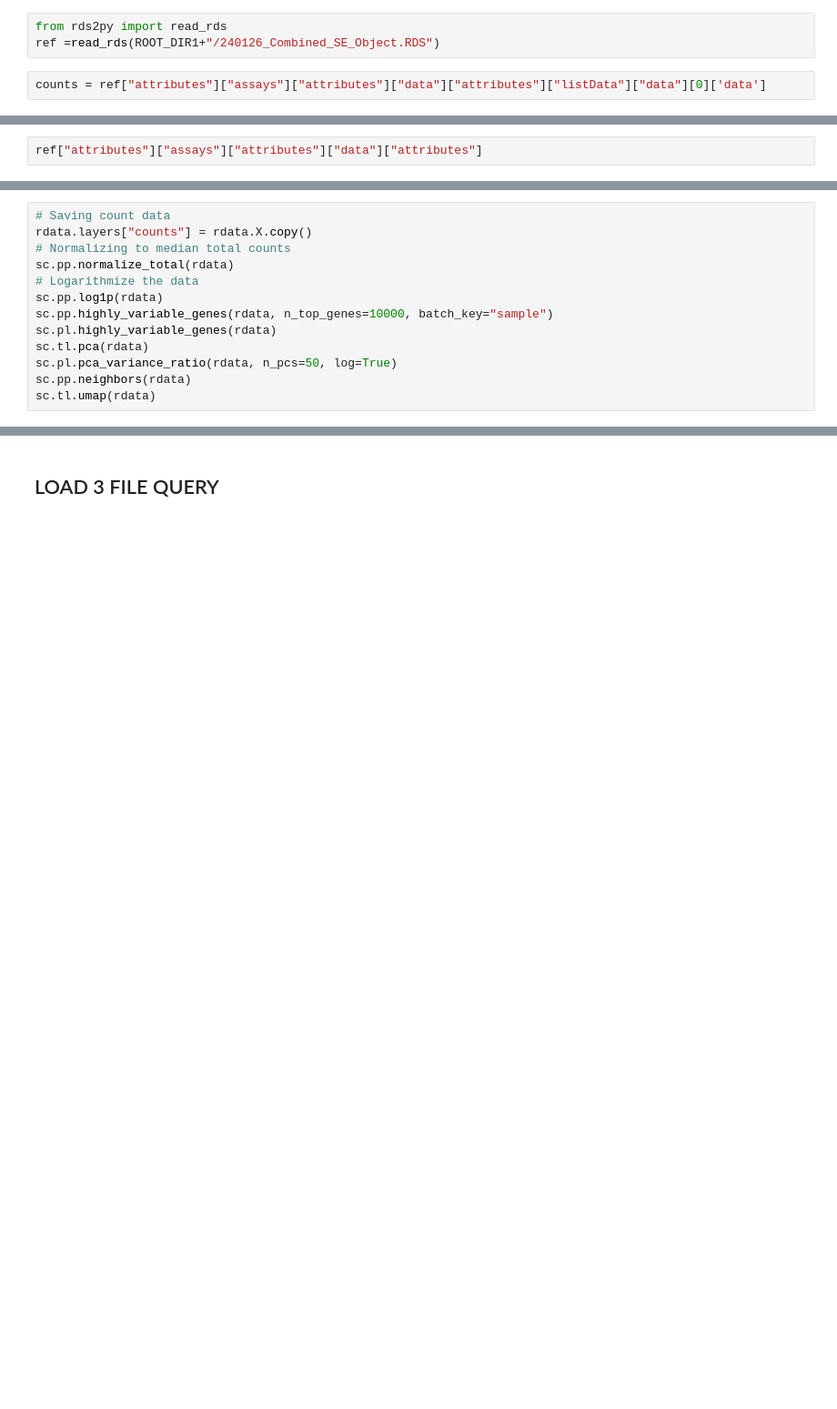
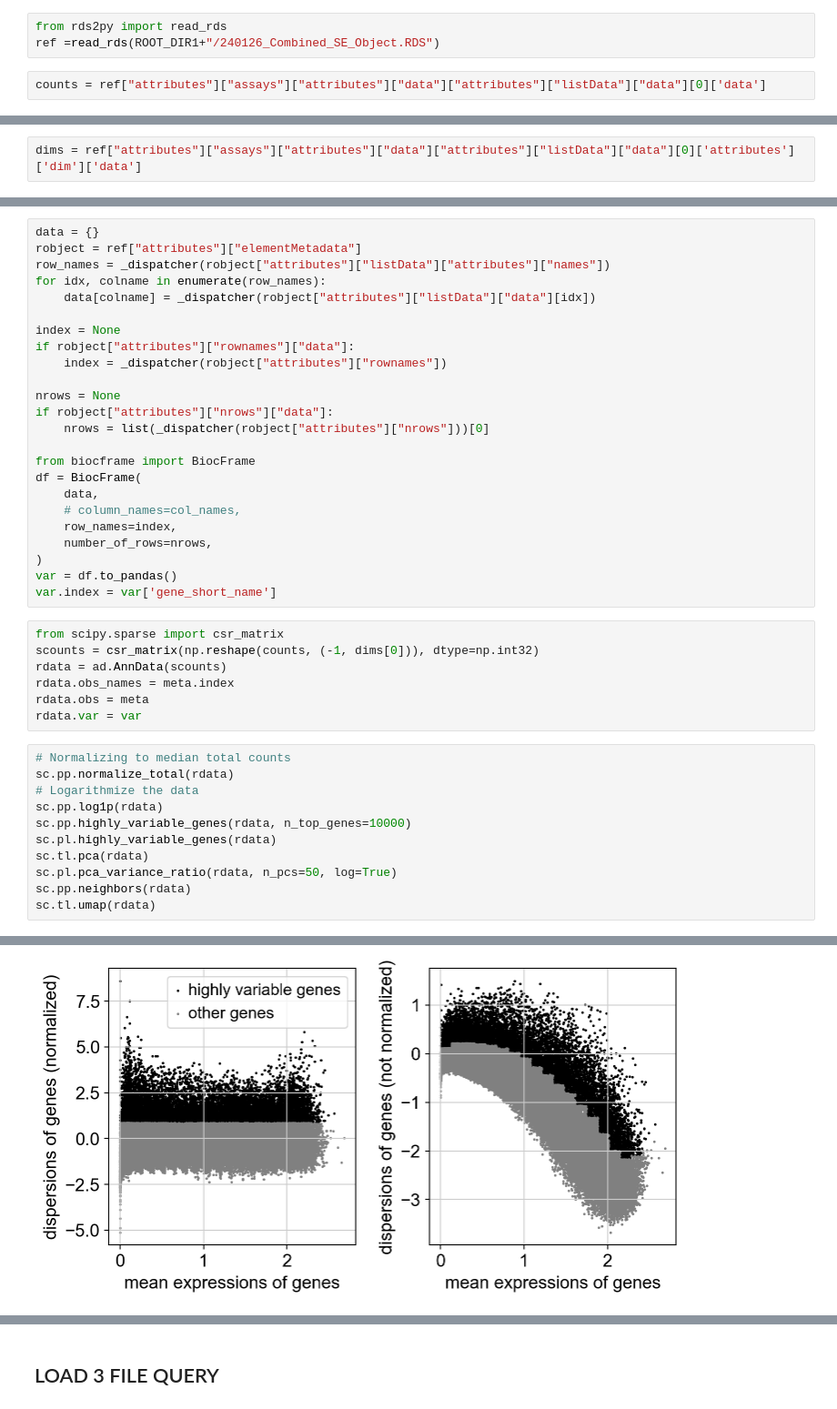
Before and after one commit to furlan-lab/pyviewmaster, a Jupyter notebook: notebooks/02_bulk_reference.ipynb, the cells around one changed output, grey strips where cells are left out. Shown at 91% size. Drawn from its saved outputs; the diff is of its cells as text; blank space fills up the shorter version.

```diff
--- a/notebooks/02_bulk_reference.ipynb
+++ b/notebooks/02_bulk_reference.ipynb
@@ -59,2 +34,2 @@ KeyError: 'names'
 # %%
-ref["attributes"]["assays"]["attributes"]["data"]["attributes"]
+dims = ref["attributes"]["assays"]["attributes"]["data"]["attributes"]["listData"]["data"][0]['attributes']['dim']['data']
@@ -79,13 +135,43 @@ ref["attributes"]["assays"]["attributes"]["data"]["attributes"]
+# %%
+data = {}
+robject = ref["attributes"]["elementMetadata"]
+row_names = _dispatcher(robject["attributes"]["listData"]["attributes"]["names"])
+for idx, colname in enumerate(row_names):
+    data[colname] = _dispatcher(robject["attributes"]["listData"]["data"][idx])
+
+index = None
+if robject["attributes"]["rownames"]["data"]:
+    index = _dispatcher(robject["attributes"]["rownames"])
+
+nrows = None
+if robject["attributes"]["nrows"]["data"]:
+    nrows = list(_dispatcher(robject["attributes"]["nrows"]))[0]
+
+from biocframe import BiocFrame
+df = BiocFrame(
+    data,
+    # column_names=col_names,
+    row_names=index,
+    number_of_rows=nrows,
+)
+var = df.to_pandas()
+var.index = var['gene_short_name']
+# %%
+from scipy.sparse import csr_matrix
+scounts = csr_matrix(np.reshape(counts, (-1, dims[0])), dtype=np.int32)
+rdata = ad.AnnData(scounts)
+rdata.obs_names = meta.index
+rdata.obs = meta
+rdata.var = var
 # %%
-# Saving count data
-rdata.layers["counts"] = rdata.X.copy()
 # Normalizing to median total counts
 sc.pp.normalize_total(rdata)
 # Logarithmize the data
 sc.pp.log1p(rdata)
-sc.pp.highly_variable_genes(rdata, n_top_genes=10000, batch_key="sample")
+sc.pp.highly_variable_genes(rdata, n_top_genes=10000)
 sc.pl.highly_variable_genes(rdata)
 sc.tl.pca(rdata)
 sc.pl.pca_variance_ratio(rdata, n_pcs=50, log=True)
 sc.pp.neighbors(rdata)
 sc.tl.umap(rdata)
+# %% [output]
@@ -91,0 +179 @@ sc.tl.umap(rdata)
+[figure, added]
```
Also changed, not shown: parts of 11 cells of this notebook.
